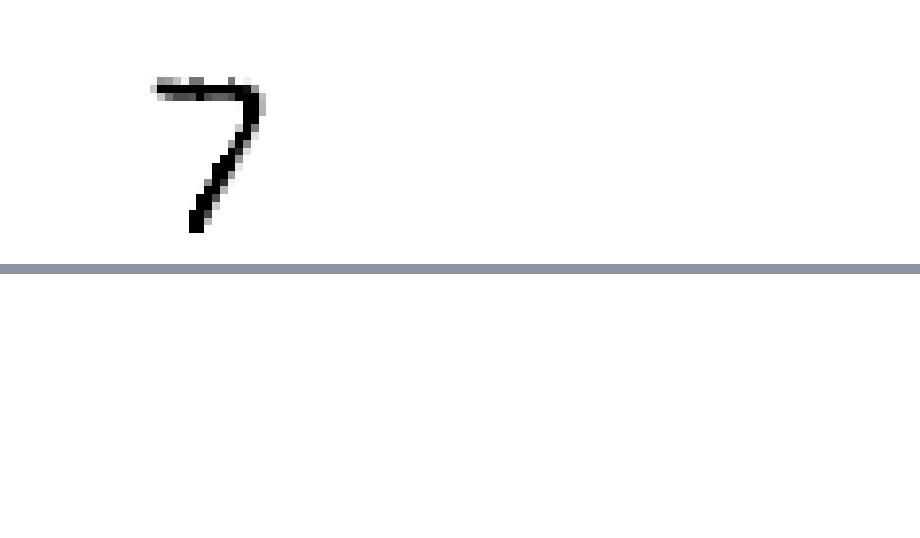
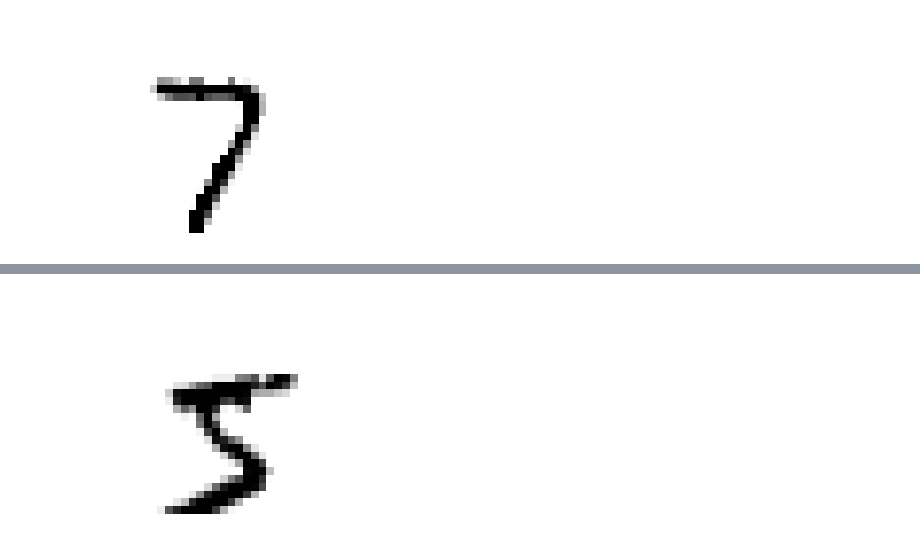
Before and after one commit to lijm1358/ml_practice, a Jupyter notebook: ch03.ipynb, the cells around one changed output, grey strips where cells are left out. Drawn from its saved outputs; the diff is of its cells as text; code cells hidden in the pictures; blank space fills up the shorter version.

```diff
--- a/ch03.ipynb
+++ b/ch03.ipynb
@@ -488,0 +544,7 @@ plot_digit(clean_digit)
+# %%
+################
+#      ex2     #
+################
+from scipy.ndimage.interpolation import shift
+
+new_img = shift(X_train[0].reshape((28, 28)), [5, 1], cval=0)
@@ -488,0 +557,13 @@ plot_digit(clean_digit)
+# %%
+import matplotlib.pyplot as plt
+import matplotlib as mpl
+
+def plot_digit(data):
+    image = data.reshape(28, 28)
+    plt.imshow(image, cmap = mpl.cm.binary,
+               interpolation="nearest")
+    plt.axis("off")
+# %%
+plot_digit(new_img)
+# %% [output]
+[figure, added]
```
Also changed, not shown: parts of 9 cells of this notebook.
